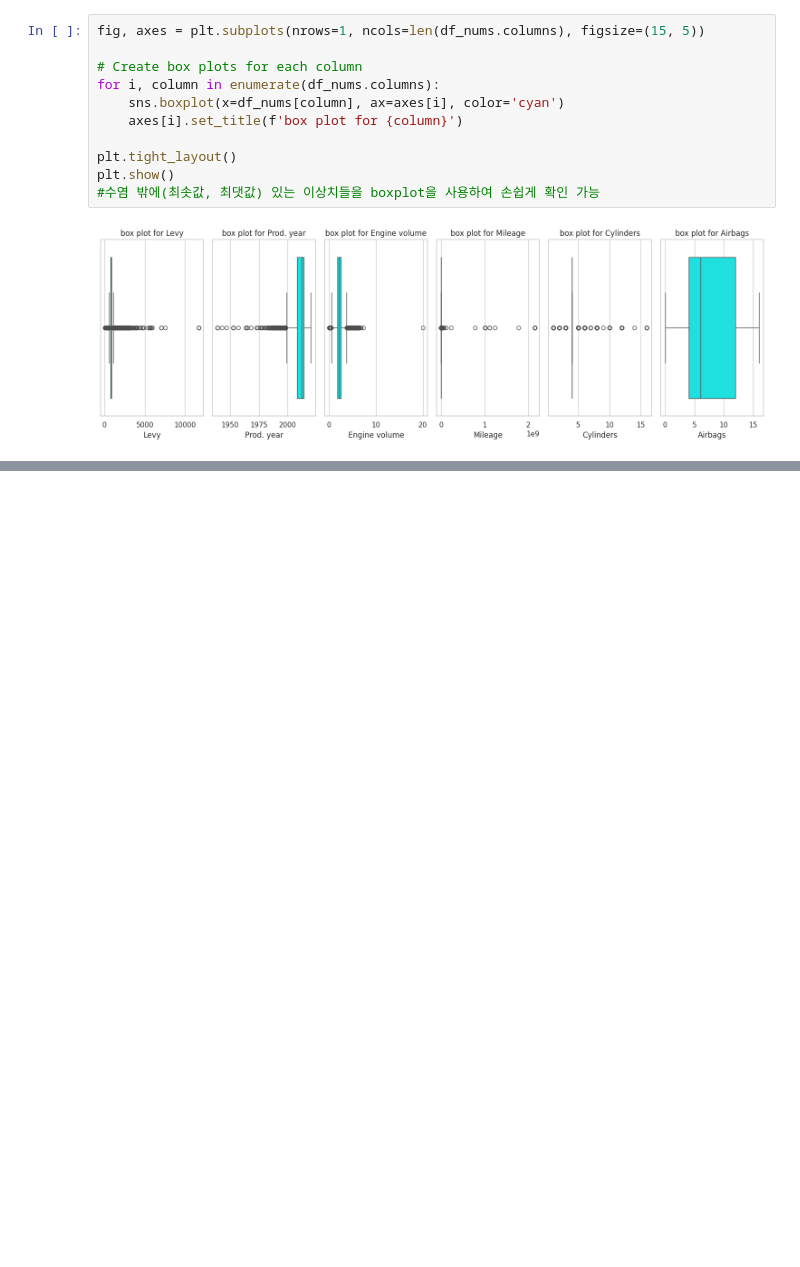
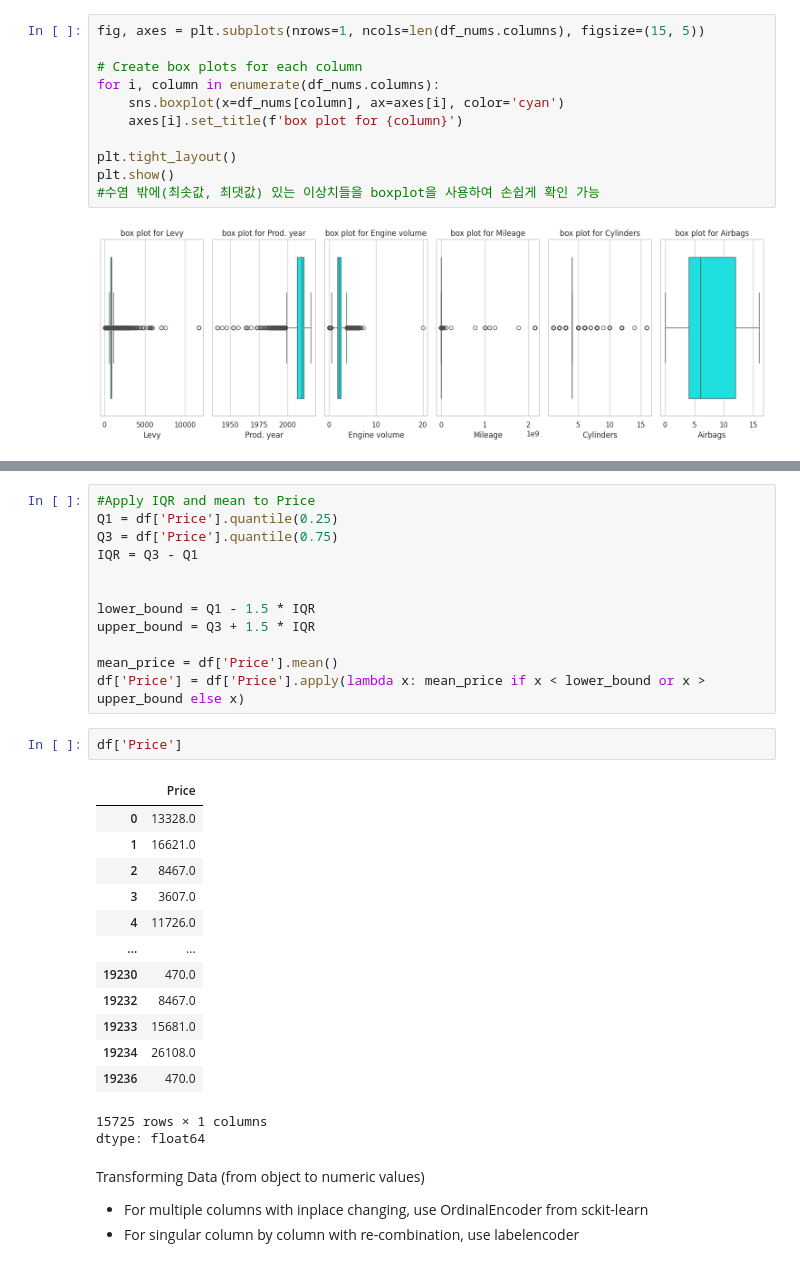
Before and after one commit to PYH95510/CarPricePrediction, a Jupyter notebook: Car Price prediction LightGBM model.ipynb, the cells around one changed output, grey strips where cells are left out. Cells and saved outputs as stored; diff of their text form; blank space fills up the shorter version.

```diff
--- a/Car Price prediction LightGBM model.ipynb
+++ b/Car Price prediction LightGBM model.ipynb
@@ -471,0 +553,33 @@ df['Levy'].min()
+# %%
+#Apply IQR and mean to Price
+Q1 = df['Price'].quantile(0.25)
+Q3 = df['Price'].quantile(0.75)
+IQR = Q3 - Q1
+
+
+lower_bound = Q1 - 1.5 * IQR
+upper_bound = Q3 + 1.5 * IQR
+
+mean_price = df['Price'].mean()
+df['Price'] = df['Price'].apply(lambda x: mean_price if x < lower_bound or x > upper_bound else x)
+# %%
+df['Price']
+# %% [output]
+|  | Price |
+| 0 | 13328.0 |
+| 1 | 16621.0 |
+| 2 | 8467.0 |
+| 3 | 3607.0 |
+| 4 | 11726.0 |
+| ... | ... |
+| 19230 | 470.0 |
+| 19232 | 8467.0 |
+| 19233 | 15681.0 |
+| 19234 | 26108.0 |
+| 19236 | 470.0 |
+15725 rows × 1 columns
+dtype: float64
+# %% [markdown]
+Transforming Data (from object to numeric values)
+- For multiple columns with inplace changing, use OrdinalEncoder from sckit-learn
+- For singular column by column with re-combination, use labelencoder
```
Also changed, not shown: parts of 10 cells of this notebook.
